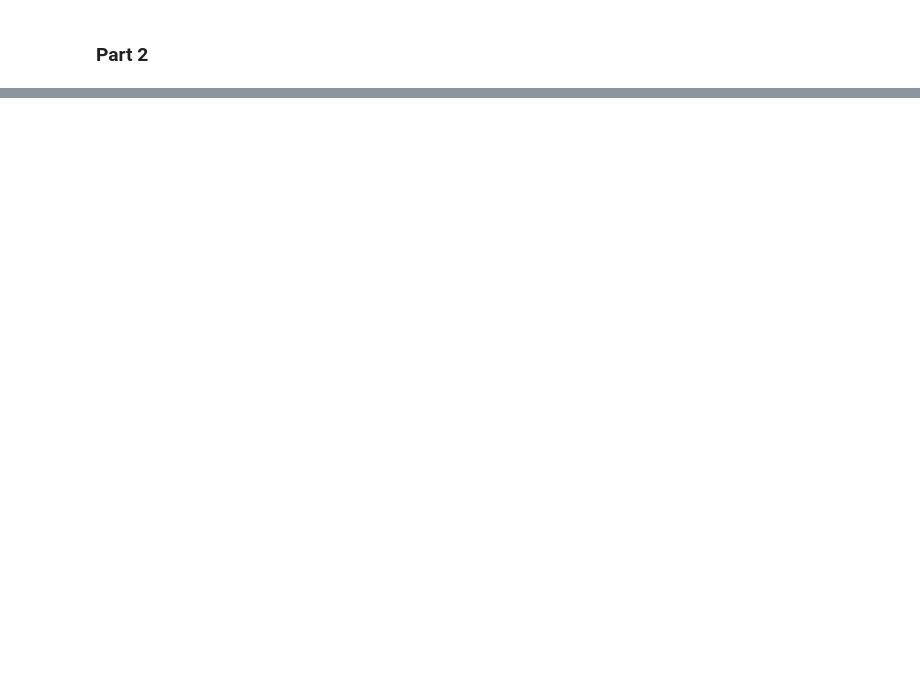
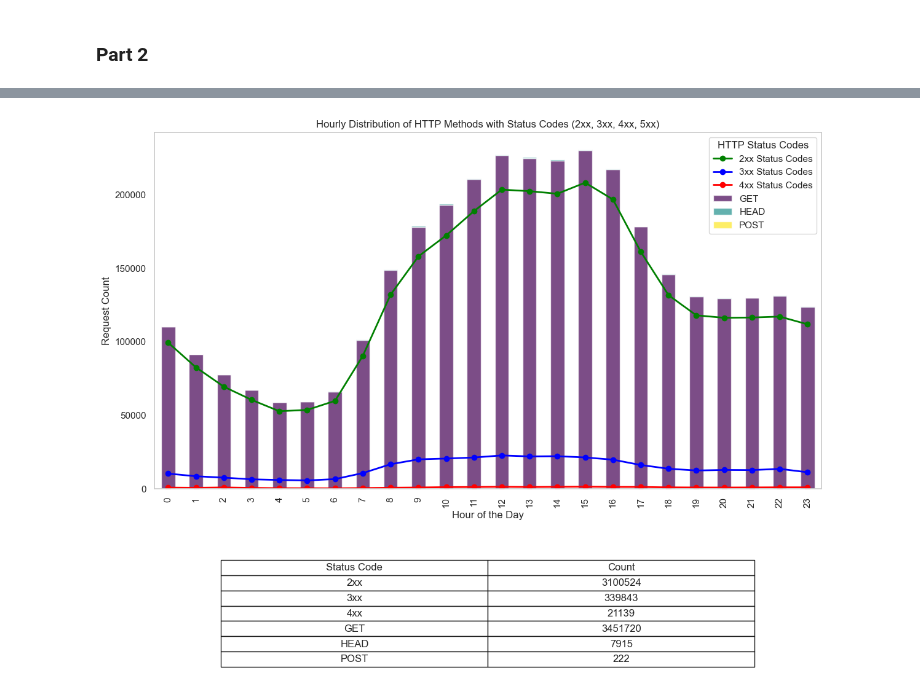
Before and after one commit to Schrrodinger/Server-Log-Analysis-with-NASA-HTTP-Dataset, a Jupyter notebook: visual.ipynb, the cells around one changed output, grey strips where cells are left out. Saved outputs shown, nothing was run; the diff lists cells and outputs as text; code cells hidden in the pictures; blank space fills up the shorter version.

```diff
--- a/visual.ipynb
+++ b/visual.ipynb
@@ -781,0 +385,66 @@ Failure Types for Top Hosts:
+# %%
+# Count the number of each status code category
+status_counts = {
+    '2xx': logs_df.filter((F.col('status') >= 200) & (F.col('status') < 300)).count(),
+    '3xx': logs_df.filter((F.col('status') >= 300) & (F.col('status') < 400)).count(),
+    '4xx': logs_df.filter((F.col('status') >= 400) & (F.col('status') < 500)).count(),
+}
+
+# Count the number of each HTTP method
+method_counts = {
+    'GET': logs_df.filter(F.col('method') == 'GET').count(),
+    'HEAD': logs_df.filter(F.col('method') == 'HEAD').count(),
+    'POST': logs_df.filter(F.col('method') == 'POST').count(),
+}
+
+# Combine counts into a single dictionary for the table
+summary_counts = {**status_counts, **method_counts}
+# Create the figure and axis
+fig, ax = plt.subplots(figsize=(14, 10))
+
+# Plot the hourly distribution of HTTP methods
+stacked_data.plot(kind='bar', stacked=True, colormap="viridis", ax=ax, alpha=0.7)
+
+# Overlay the status lines
+
+ax.plot(twoxx_hourly_counts_pd['hour'], twoxx_hourly_counts_pd['count'],
+        color='green', label='2xx Status Codes', linewidth=2, marker='o')
+ax.plot(threexx_hourly_counts_pd['hour'], threexx_hourly_counts_pd['count'],
+        color='blue', label='3xx Status Codes', linewidth=2, marker='o')
+
+ax.plot(fourxx_hourly_counts_pd['hour'], fourxx_hourly_counts_pd['count'],
+        color='red', label='4xx Status Codes', linewidth=2, marker='o')
+
+
+# Add titles and labels
+ax.set_title("Hourly Distribution of HTTP Methods with Status Codes (2xx, 3xx, 4xx, 5xx)")
+ax.set_xlabel("Hour of the Day")
+ax.set_ylabel("Request Count")
+ax.legend(title="HTTP Status Codes")
+ax.grid()
+
+# Create a table below the plot
+table_data = [
+    ['Status Code', 'Count'],
+    ['2xx', status_counts['2xx']],
+    ['3xx', status_counts['3xx']],
+    ['4xx', status_counts['4xx']],
+
+    ['GET', method_counts['GET']],
+    ['HEAD', method_counts['HEAD']],
+    ['POST', method_counts['POST']],
+]
+
+# Create a table
+table = ax.table(cellText=table_data, colLabels=None, cellLoc='center', loc='bottom', bbox=[0.1, -0.5, 0.8, 0.3])
+table.auto_set_font_size(False)
+table.set_fontsize(12)
+table.scale(1.2, 1.2)
+
+# Adjust layout to make room for the table
+plt.subplots_adjust(bottom=0.3)
+
+# Show the plot
+plt.show()
+# %% [output]
+[figure, added]
```
Also changed, not shown: parts of 53 cells of this notebook.
